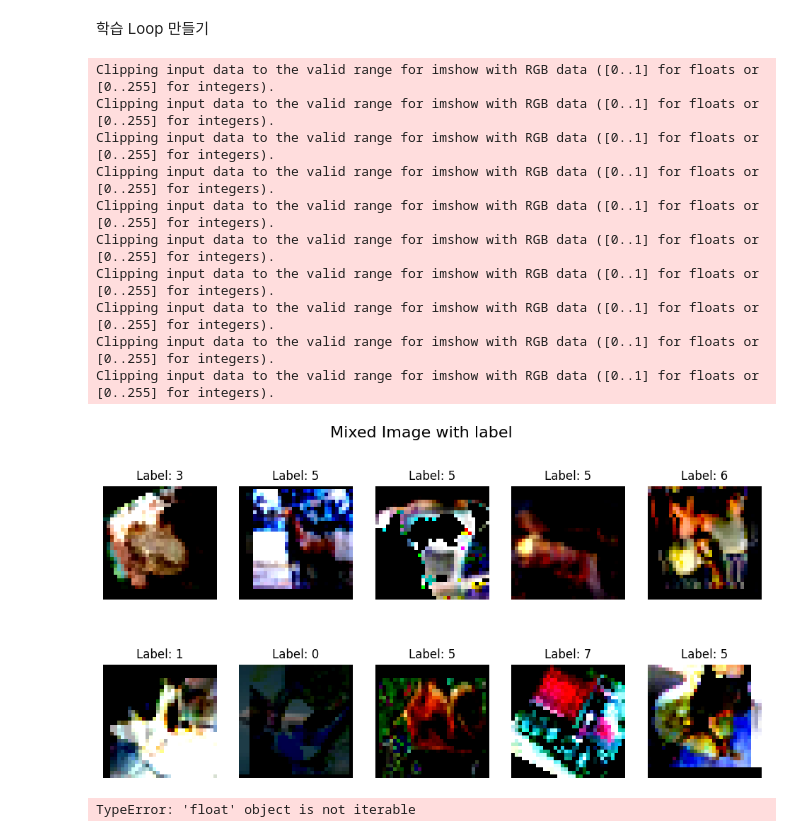
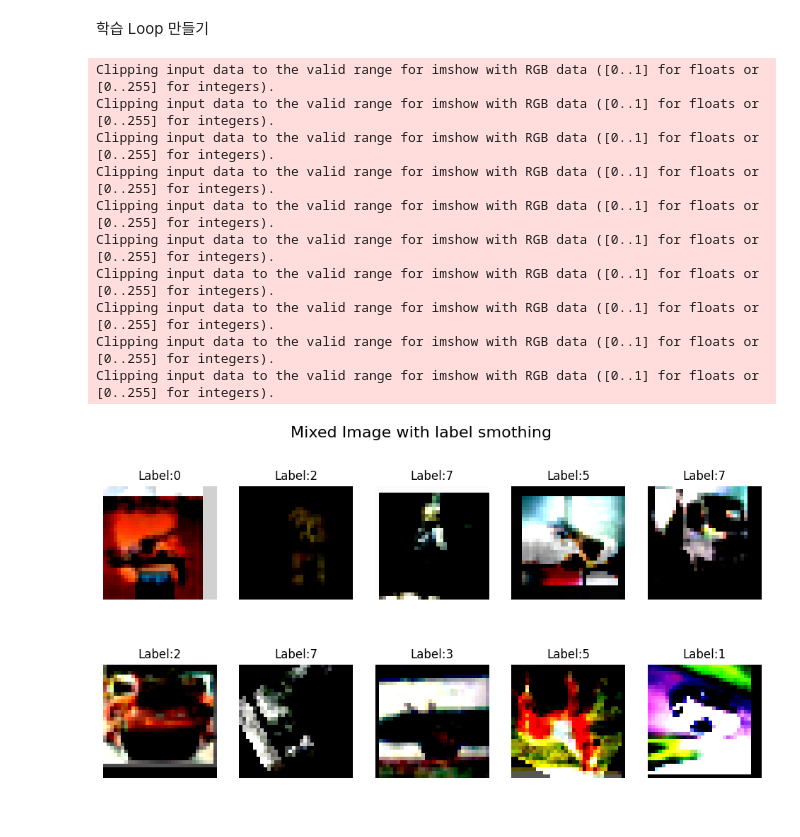
Before and after one commit to DinoDinner/15_DeepLearning, a Jupyter notebook: 01_Study/01_Overfitting_Reduce/03_Mixup_Aug.ipynb, the cells around one changed output. Saved outputs shown, nothing was run; the diff lists cells and outputs as text; code cells hidden in the pictures.

```diff
--- a/01_Study/01_Overfitting_Reduce/03_Mixup_Aug.ipynb
+++ b/01_Study/01_Overfitting_Reduce/03_Mixup_Aug.ipynb
@@ -85,63 +90,61 @@ def plot_images(images, labels, title):
 # %% [markdown]
 학습 Loop 만들기
 # %%
-num_epochs = 10
+num_epochs = 5
 
 train_losses_no_mixup = []
 train_losses_with_mixup = []
 
 end_idx = 0
-for epoch in range(num_epochs):
+for epoch in range(num_epochs) :
     train_loss_no = 0.0
     train_loss = 0.0
 
     for inputs, labels in train_loader :
         optimizer.zero_grad()
 
-        images_temp, labels_temp = inputs, labels   # origin data
+        images_temp, labels_tmep = inputs, labels
 
-        inputs, labels = mixup_data(inputs, labels) # mixup data
+        inputs, labels = mixup_data(inputs, labels)
 
-        # mixed images with label smoothing
-        mixed_x, mixed_y = mixup_data(inputs, labels)
-
-        mixed_images = mixed_x.cpu().numpy()
+        mixed_images = inputs.cpu().numpy()
         mixed_images = np.transpose(mixed_images, (0,2,3,1))
         mixed_images = np.squeeze(mixed_images)
 
         if end_idx == 0 :
-            plot_images(mixed_images, mixed_y.squeeze(), 'Mixed Image with label')
+            plot_images(mixed_images, labels.squeeze(), "Mixed Image with label smothing")
             end_idx = 1
 
         outputs_no_mixup = model(images_temp)
         outputs_mixup = model(inputs)
 
-        labels = torch.squeeze(labels) # conver labels to 1D tensor
+        labels = torch.squeeze(labels) # conver lables to 1D tensor
 
         loss_no_mixup = criterion(outputs_no_mixup, labels)
+
         loss_mixup = criterion(outputs_mixup, labels)
 
         loss_no_mixup.backward()
         loss_mixup.backward()
+
         optimizer.step()
 
-        train_losses_no_mixup += loss_no_mixup.item()
-        train_losses_with_mixup += loss_mixup.item()
+        train_loss_no += loss_no_mixup.item()
+        train_loss += loss_mixup.item()
 
-        # 에포크 마다 손실 기록
-        train_losses_no_mixup.append(train_loss_no / len(train_loader))
-        train_losses_with_mixup.append(train_loss / len(train_loader))
+    # 에포크 마다 손실 기록
+    train_losses_no_mixup.append(train_loss_no / len(train_loader))
+    train_losses_with_mixup.append(train_loss / len(train_loader))
 # %% [output]
 Clipping input data to the valid range for imshow with RGB data ([0..1] for floats or [0..255] for integers).
 Clipping input data to the valid range for imshow with RGB data ([0..1] for floats or [0..255] for integers).
 Clipping input data to the valid range for imshow with RGB data ([0..1] for floats or [0..255] for integers).
 Clipping input data to the valid range for imshow with RGB data ([0..1] for floats or [0..255] for integers).
 Clipping input data to the valid range for imshow with RGB data ([0..1] for floats or [0..255] for integers).
 Clipping input data to the valid range for imshow with RGB data ([0..1] for floats or [0..255] for integers).
 Clipping input data to the valid range for imshow with RGB data ([0..1] for floats or [0..255] for integers).
 Clipping input data to the valid range for imshow with RGB data ([0..1] for floats or [0..255] for integers).
 Clipping input data to the valid range for imshow with RGB data ([0..1] for floats or [0..255] for integers).
 Clipping input data to the valid range for imshow with RGB data ([0..1] for floats or [0..255] for integers).
-[figure, old version]
+[figure, new version]
-TypeError: 'float' object is not iterable
 # %%
```
Also changed, not shown: parts of 3 cells of this notebook, 15 other files.
